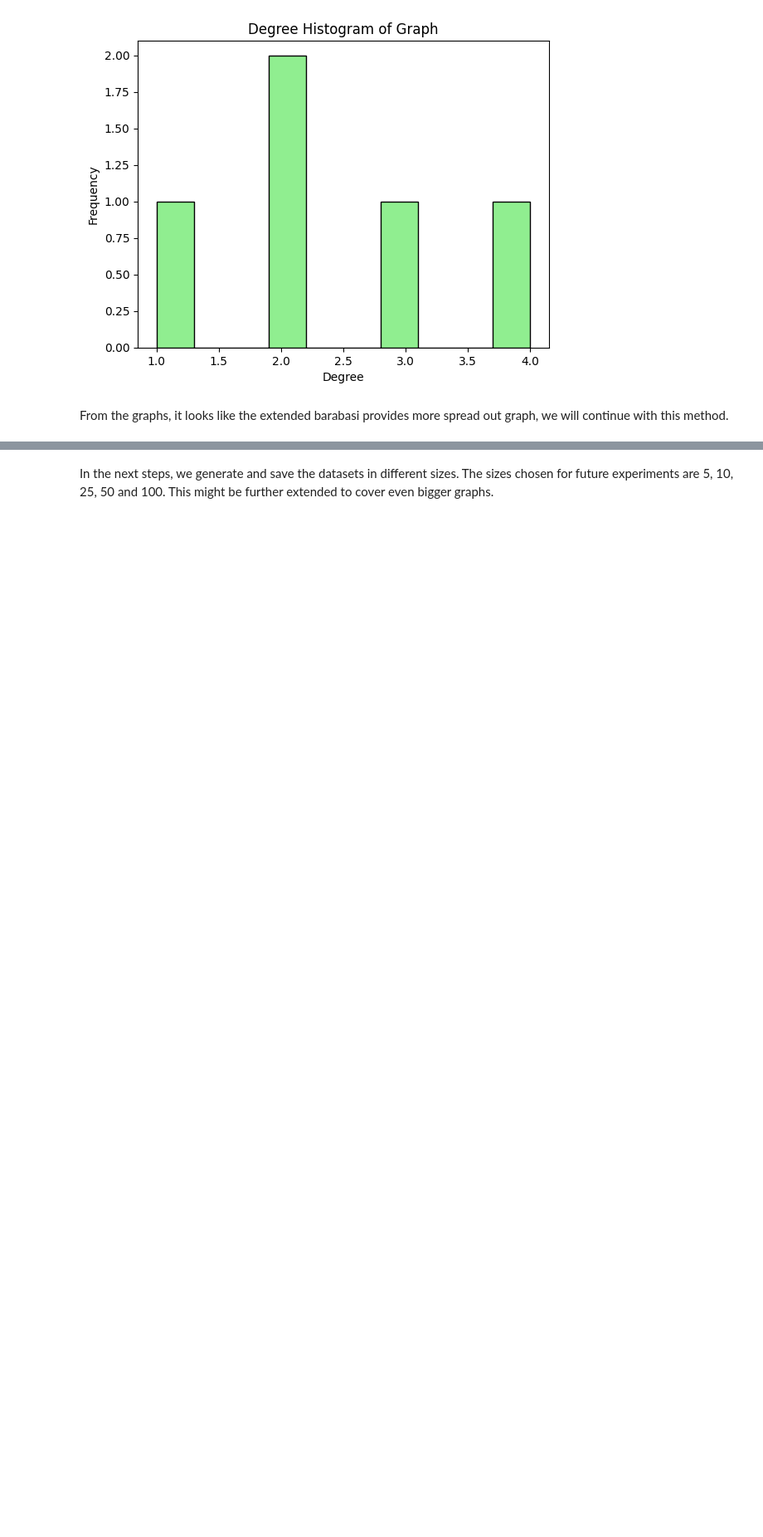
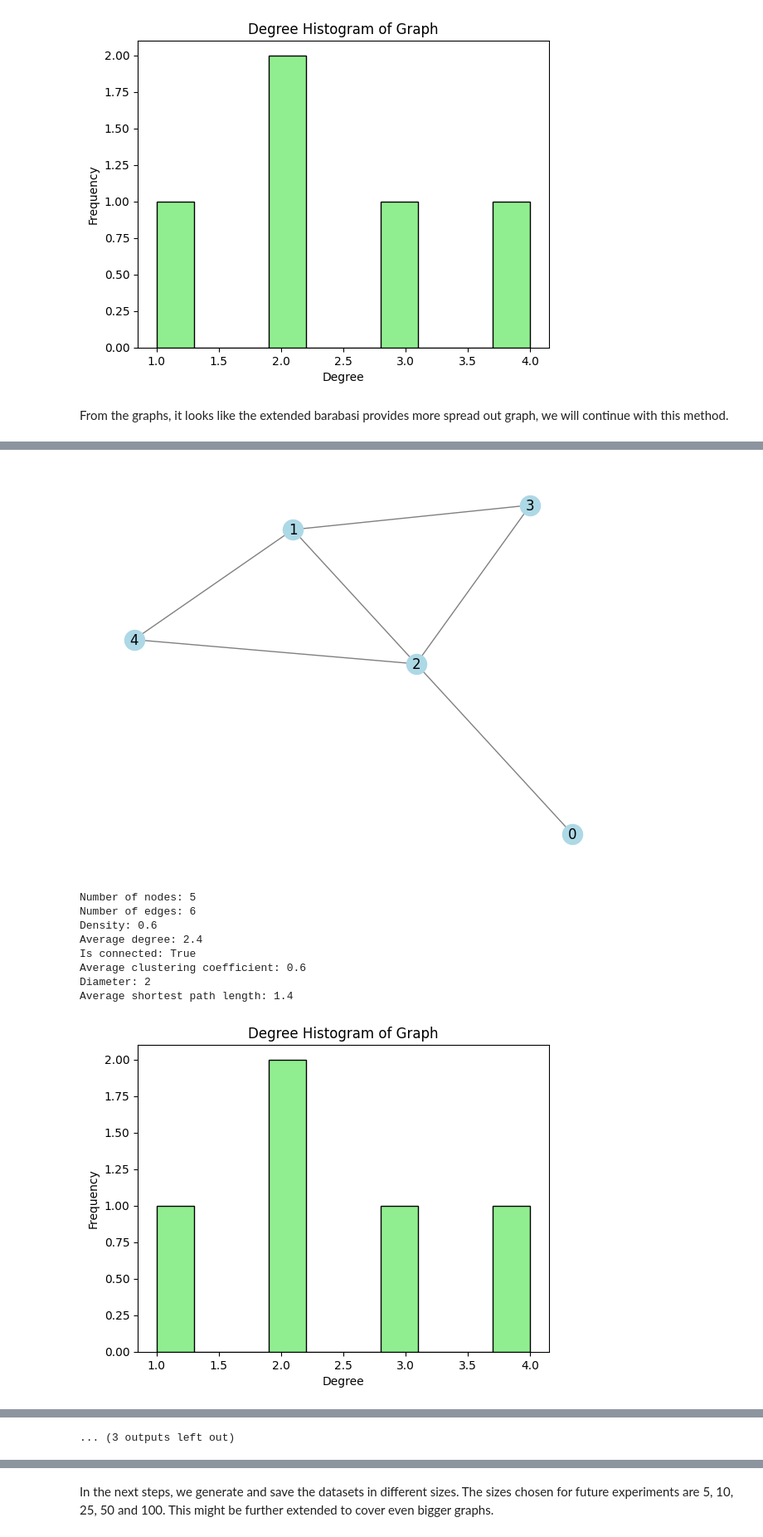
Before and after one commit to matuskonig/generative-agents, a Jupyter notebook: experiments/information_spread_data.ipynb, the cells around one changed output, grey strips where cells are left out. Shown at 83% size. Cells and saved outputs as stored; diff of their text form; code cells hidden in the pictures; blank space fills up the shorter version.

```diff
--- a/experiments/information_spread_data.ipynb
+++ b/experiments/information_spread_data.ipynb
@@ -128,0 +148,18 @@ Average shortest path length: 2.7755102040816326
+# %%
+sizes = [5, 10, 25, 50, 100]
+graphs = [nx.powerlaw_cluster_graph(size, 2, 0.5, seed=42) for size in sizes]
+for graph in graphs:
+    nx.draw_spring(graph, with_labels=True, node_color="lightblue", edge_color="gray")
+    plt.show()
+    print_graph_properties(graph)
+# %% [output]
+[figure, added]
+Number of nodes: 5
+Number of edges: 6
+Density: 0.6
+Average degree: 2.4
+Is connected: True
+Average clustering coefficient: 0.6
+Diameter: 2
+Average shortest path length: 1.4
+[figure, added]
@@ -128,0 +196 @@ Average shortest path length: 2.7755102040816326
+... (3 outputs left out)
```
Also changed, not shown: parts of 13 cells of this notebook, 8 other files.
